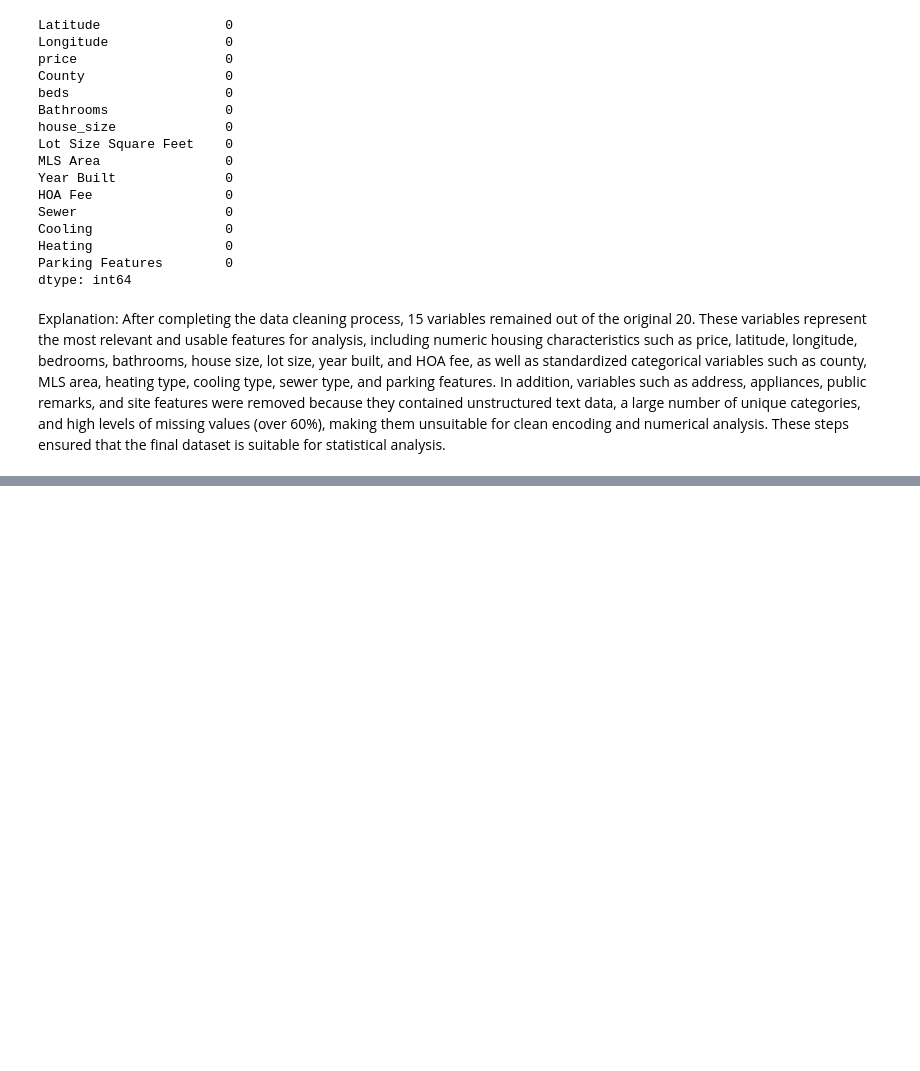
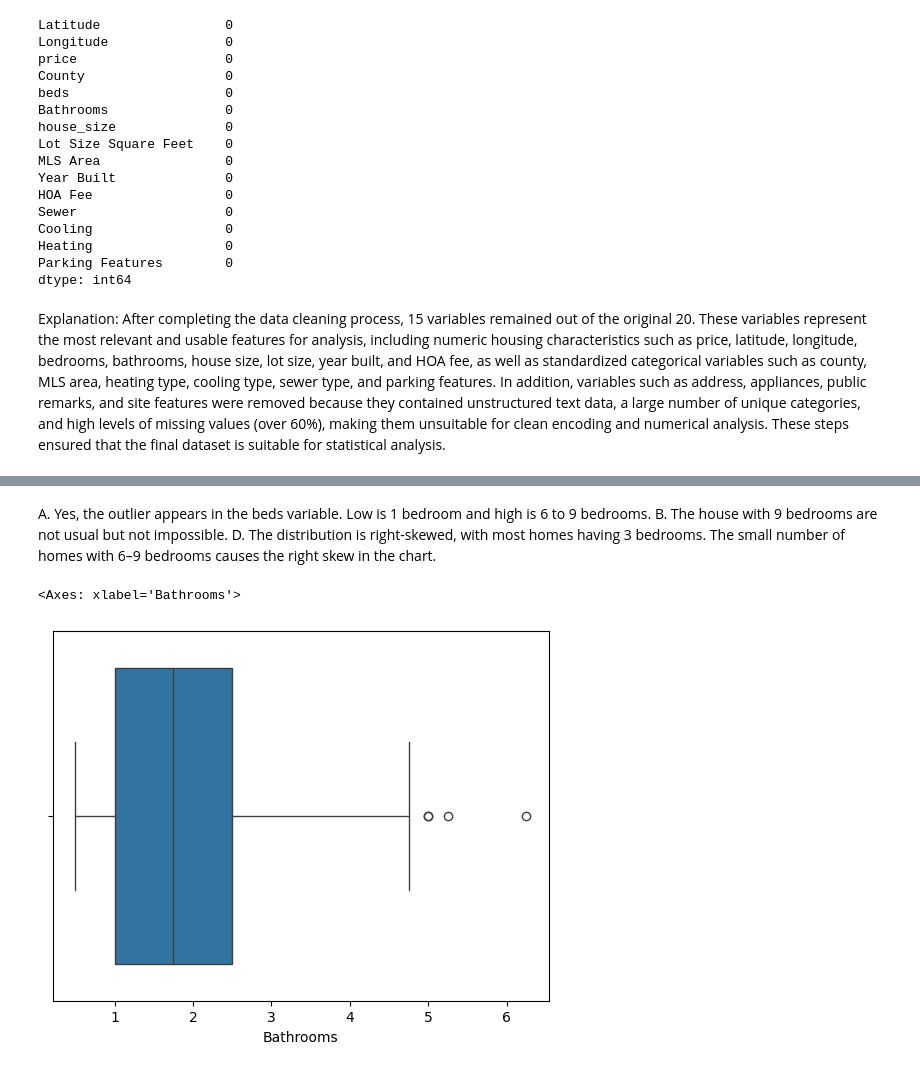
Before and after one commit to Yeninguyen/tstat280, a Jupyter notebook: Project Section - Data Cleaning.ipynb, the cells around one changed output, grey strips where cells are left out. Saved outputs shown, nothing was run; the diff lists cells and outputs as text; code cells hidden in the pictures; blank space fills up the shorter version.

```diff
--- a/Project Section - Data Cleaning.ipynb
+++ b/Project Section - Data Cleaning.ipynb
@@ -520,0 +544,9 @@ Explanation: After completing the data cleaning process, 15 variables remained o
+# %% [markdown]
+A. Yes, the outlier appears in the beds variable. Low is 1 bedroom and high is 6 to 9 bedrooms.
+B. The house with 9 bedrooms are not usual but not impossible.
+D.  The distribution is right-skewed, with most homes having 3 bedrooms. The small number of homes with 6–9 bedrooms causes the right skew in the chart.
+# %%
+sns.boxplot(data=df, x="Bathrooms")
+# %% [output]
+<Axes: xlabel='Bathrooms'>
+[figure, added]
```
Also changed, not shown: parts of 68 cells of this notebook.
